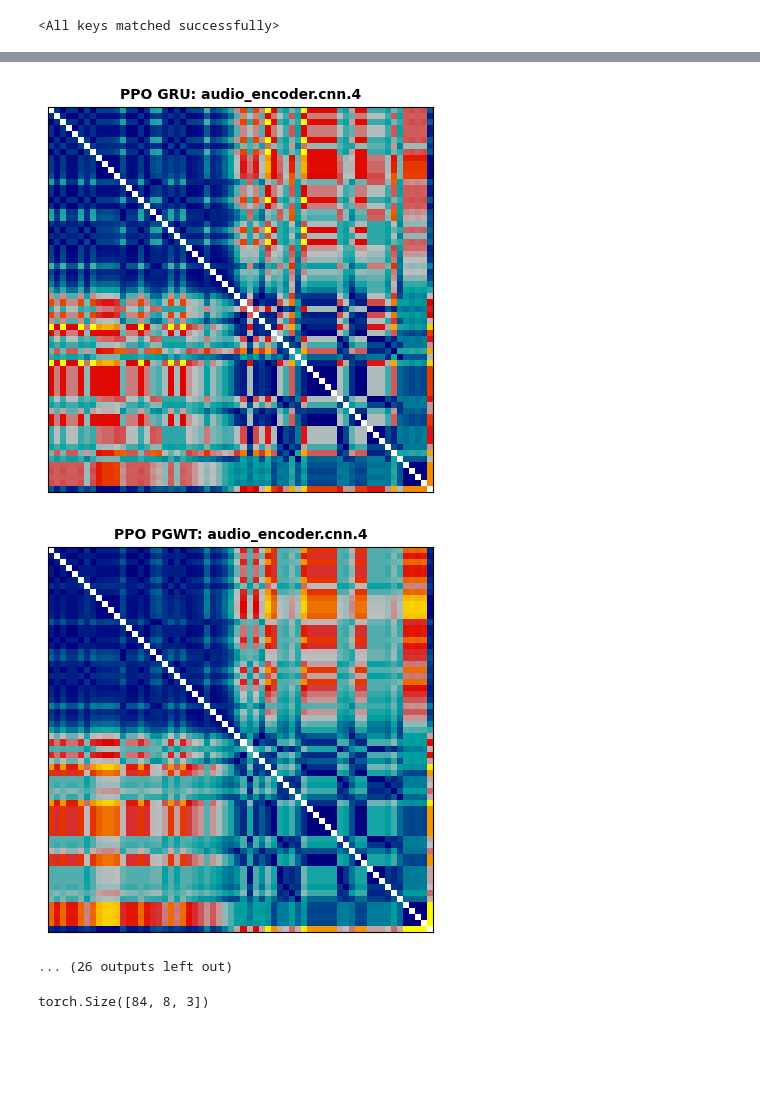
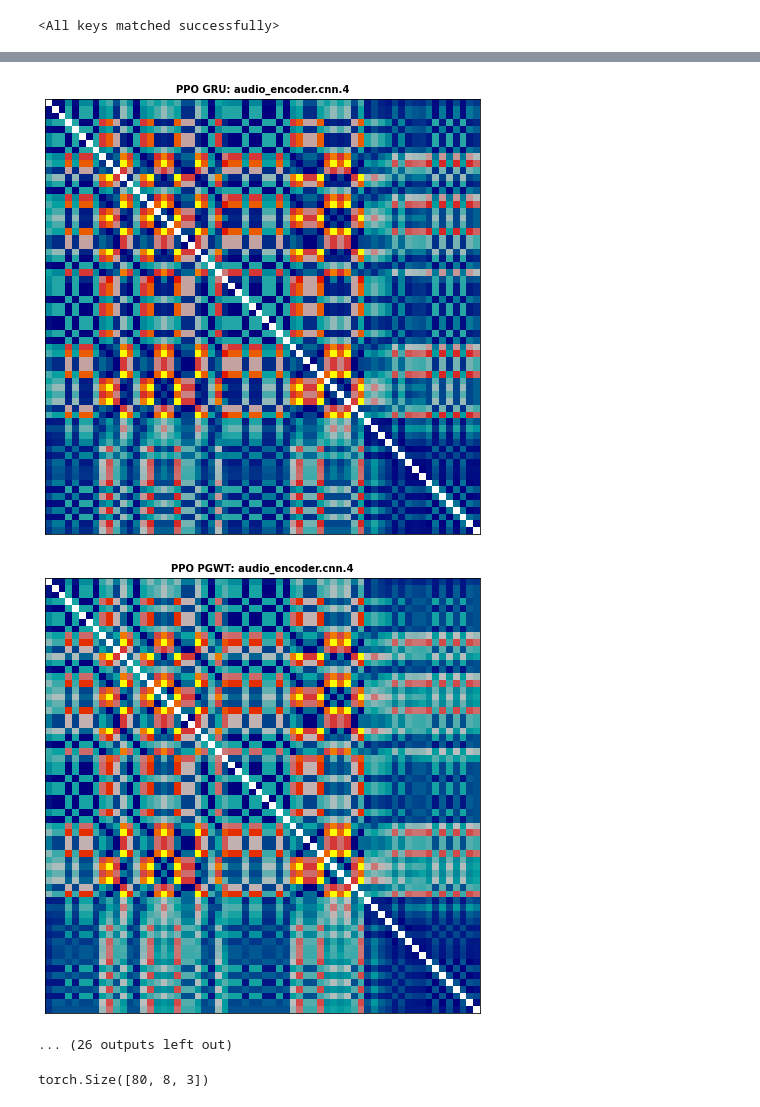
Before and after one commit to arayabrain/multimodal-global-workspace-agent, a Jupyter notebook: ppo/ppo_sample_collect_anal.ipynb, the cells around one changed output, grey strips where cells are left out. Saved outputs shown, nothing was run; the diff lists cells and outputs as text; code cells hidden in the pictures; blank space fills up the shorter version.

Commit message:
added RSA analysis of ppo_bc2 trained agents over manually saved observation list sequences

```diff
--- a/ppo/ppo_sample_collect_anal.ipynb
+++ b/ppo/ppo_sample_collect_anal.ipynb
@@ -124,14 +124,17 @@ single_observation_space, single_action_space
 import models
 from models import ActorCritic, Perceiver_GWT_GWWM_ActorCritic
 ## PPO GRU agent working with RGB observations
-ppo_gru_agent_state_dict = th.load("/home/rousslan/random/rl/exp-logs/ss-hab/ppo_av_nav__ss1_rgb_spectro_seed_111__2022_09_06_13_59_13_931240.musashi/models/ppo_agent.994501.ckpt.pth")
+# ppo_gru_agent_state_dict = th.load("/home/rousslan/random/rl/exp-logs/ss-hab/ppo_av_nav__ss1_rgb_spectro_seed_111__2022_09_06_13_59_13_931240.musashi/models/ppo_agent.994501.ckpt.pth")
+ppo_gru_agent_state_dict = th.load("/home/rousslan/random/rl/exp-logs/ss-hab-bc/ppo_bc2__ss1_rgb_spectro__gru__bsize_32_bchnklen_32__nsteps_50__entcoef_0.0__cew_58_1_1_1_seed_111__2022_10_06_10_28_22_571481.musashi/models/ppo_agent.3990001.ckpt.pth")
+
 ppo_gru_agent = ActorCritic(single_observation_space, single_action_space, args.hidden_size, extra_rgb=False,
     analysis_layers=models.GRU_ACTOR_CRITIC_DEFAULT_ANALYSIS_LAYER_NAMES)
 ppo_gru_agent.eval()
 ppo_gru_agent.load_state_dict(ppo_gru_agent_state_dict)
 
 ## PPO PGWT working with RGB observations
-ppo_pgwt_agent_state_dict = th.load("/home/rousslan/random/rl/exp-logs/ss-hab/ppo_av_nav__ss1_rgb_spectro__pgwt_gwwm__dpth_1_nlats_8_latdim_64_noSA_CAnheads_1_SAnheads_4_modembed_0_CAprevlats_seed_111__2022_09_06_14_43_49_094181.musashi/models/ppo_agent.993001.ckpt.pth")
+# ppo_pgwt_agent_state_dict = th.load("/home/rousslan/random/rl/exp-logs/ss-hab/ppo_av_nav__ss1_rgb_spectro__pgwt_gwwm__dpth_1_nlats_8_latdim_64_noSA_CAnheads_1_SAnheads_4_modembed_0_CAprevlats_seed_111__2022_09_06_14_43_49_094181.musashi/models/ppo_agent.993001.ckpt.pth")
+ppo_pgwt_agent_state_dict = th.load("/home/rousslan/random/rl/exp-logs/ss-hab-bc/ppo_bc2__ss1_rgb_spectro__pgwt_gwwm__dpth_1_nlats_8_latdim_64_noSA_CAprevlats__bsize_32_bchnklen_32__nsteps_50__entcoef_0__cew_58_1_1_1_seed_111__2022_10_06_10_28_22_227218.musashi/models/ppo_agent.3990001.ckpt.pth")
 ppo_pgwt_agent = Perceiver_GWT_GWWM_ActorCritic(single_observation_space, single_action_space, args, extra_rgb=False,
     analysis_layers=models.PGWT_GWWM_ACTOR_CRITIC_DEFAULT_ANALYSIS_LAYER_NAMES)
 ppo_pgwt_agent.eval()
@@ -200,3 +203,27 @@ len(obs_list) # Episode length
+# %%
+# Intead of an episode sampled by the agents we have loaded, use manually stored episode data
+import pickle as pkl
+
+with open("obs_list__2022_09_21_13_35_dump.pkl", "rb") as f:
+    obs_list = pkl.load(f)
+
+obs_list = obs_list[:80] # Manual capping for better visibility
+
+# Match the expected format of the obs_th_list and done_th_list below
+# type(done_th_list), len(done_th_list) # (list, 21)
+# type(done_th_list[0]), len(done_th_list[0]) # (torch.Tensor, 1)
+done_th_list2 = [th.Tensor([0]) for _ in range(len(obs_list))]
+# type(done_th_list2), len(done_th_list2) # (list, 80)
+# type(done_th_list2[0]), len(done_th_list2[0]) # (torch.Tensor, 1)
+
+
+# type(obs_th_list), len(obs_th_list)
+# type(obs_th_list[0]), len(obs_th_list[0]), list(obs_th_list[0].keys()) # (dict, 3, ['rgb', 'audiogoal', 'spectrogram'])
+# [v.shape for v in obs_th_list[0].values()] # [torch.Size([1, 128, 128, 3]), torch.Size([1, 2, 16000]), torch.Size([1, 65, 26, 2])]
+
+obs_th_list2 = [{k: th.Tensor(v)[None, :] for k,v in obs_list[i][0].items()} for i in range(len(obs_list))]
+# type(obs_th_list2[0]), len(obs_th_list2[0]), list(obs_th_list2[0].keys()) # (dict, 3, ['rgb', 'audiogoal', 'spectrogram']), matching 'obs_th_list" expecteation
+# [v.shape for v in obs_th_list2[0].values()] # [torch.Size([1, 128, 128, 3]), torch.Size([1, 2, 16000]), torch.Size([1, 65, 26, 2])]
 # %%
 # Feed a given trajectory to each agent type, and collect the intermediate features of the network at each step
 ppo_gru_analysis_feats__raw = {}
@@ -207,7 +234,8 @@ gru_rnn_hidden_state = th.zeros((1, args.num_envs, args.hidden_size), device=dev
 pgwt_rnn_hidden_state = ppo_pgwt_agent.state_encoder.latents.clone()
 gru_rnn_hidden_state.shape, pgwt_rnn_hidden_state.shape
 
-for t, (obs_th, done_th) in enumerate(zip(obs_th_list, done_th_list)):
+# for t, (obs_th, done_th) in enumerate(zip(obs_th_list, done_th_list)):
+for t, (obs_th, done_th) in enumerate(zip(obs_th_list2, done_th_list2)):
     # Feeding the same sequence of observatiosn to each type of agent
     masks = 1. - done_th[:, None]
     with th.no_grad():
@@ -344,6 +371,6 @@ for layername in sorted(shared_layers):
     ppo_gru_rdms = rsatoolbox.rdm.calc_rdm(ppo_gru_data)
     ppo_pgwt_rdms = rsatoolbox.rdm.calc_rdm(ppo_pgwt_data)
 
-    rsatoolbox.vis.show_rdm(ppo_gru_rdms, figsize=(5,5), rdm_descriptor=f"PPO GRU: {layername}")
-    rsatoolbox.vis.show_rdm(ppo_pgwt_rdms, figsize=(5,5), rdm_descriptor=f"PPO PGWT: {layername}")
+    rsatoolbox.vis.show_rdm(ppo_gru_rdms, figsize=(8,8), rdm_descriptor=f"PPO GRU: {layername}")
+    rsatoolbox.vis.show_rdm(ppo_pgwt_rdms, figsize=(8,8), rdm_descriptor=f"PPO PGWT: {layername}")
 # %% [output]
@@ -360,5 +387,5 @@ for layername in sorted(shared_layers):
-[figure, old version]
+[figure, new version]
-[figure, old version]
+[figure, new version]
 ... (26 outputs left out)
 # %%
 ## Checking the CA's attentin weighting over each modality ?
@@ -366,7 +393,7 @@ for layername in sorted(shared_layers):
 ppo_pgwt_analysis_feats["state_encoder.ca.mha"][1].shape # Full attention weights over the whole episode [44,8,3]
 # ppo_pgwt_analysis_feats["state_encoder.ca.mha"][1][0, :, :].sum(dim=1)
 # %% [output]
-torch.Size([84, 8, 3])
+torch.Size([80, 8, 3])
 # %%
 %matplotlib inline
 import matplotlib.pyplot as plt
```
Also changed, not shown: parts of 10 cells of this notebook.
